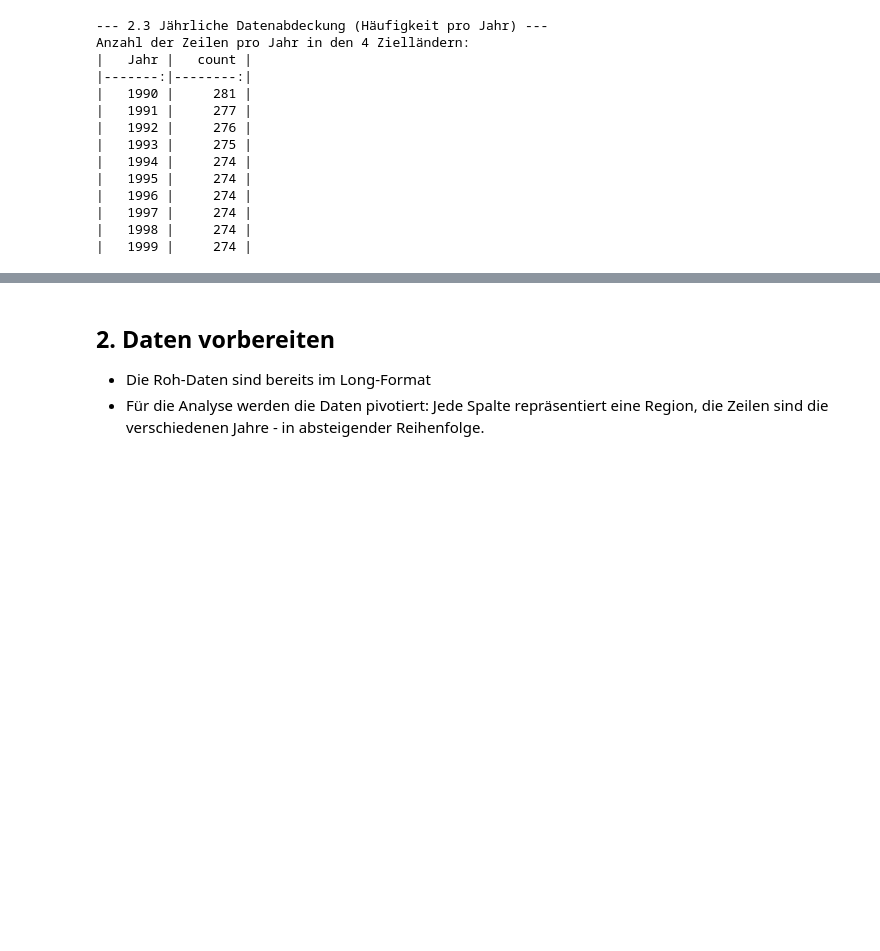
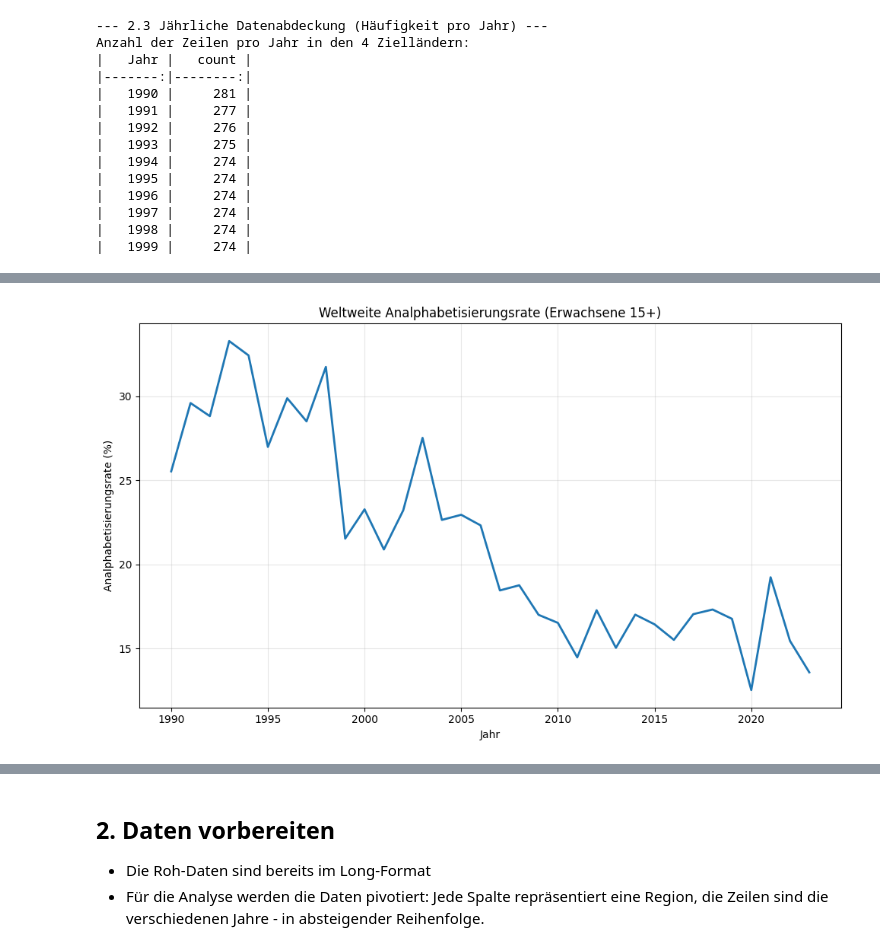
Before and after one commit to buetilia/LN-Informatik, a Jupyter notebook: LN-Informatik-main/LN-Informatik-main/Leistungsnachweis_Python_Analphabetisierung.ipynb, the cells around one changed output, grey strips where cells are left out. Cells and saved outputs as stored; diff of their text form; code cells hidden in the pictures; blank space fills up the shorter version.

```diff
--- a/LN-Informatik-main/LN-Informatik-main/Leistungsnachweis_Python_Analphabetisierung.ipynb
+++ b/LN-Informatik-main/LN-Informatik-main/Leistungsnachweis_Python_Analphabetisierung.ipynb
@@ -140,0 +334,38 @@ Anzahl der Zeilen pro Jahr in den 4 Zielländern:
+# %%
+import pandas as pd
+import matplotlib.pyplot as plt
+
+# --- 1. DATEN LADEN & BERECHNEN ---
+
+df = pd.read_csv("literacy-rate-vs-gdp-per-capita.csv")
+start_year = 1990
+end_year = 2023
+
+# Umbenennen und Filtern auf den globalen Zeitraum 1990-2023
+df.rename(columns={'Year': 'Jahr', 'Literacy rate among adults': 'Alphabetisierungsrate'}, inplace=True)
+df_global = df[(df['Jahr'] >= start_year) & (df['Jahr'] <= end_year)].copy()
+
+# Berechnung der Analphabetisierungsrate
+df_global['Analphabetisierungsrate (%)'] = 100 - df_global['Alphabetisierungsrate']
+
+# Berechnung des weltweiten Durchschnitts pro Jahr
+welt = df_global.groupby("Jahr")["Analphabetisierungsrate (%)"].mean().reset_index()
+
+# --- 2. PLOT ERSTELLEN ---
+
+plt.figure(figsize=(10, 6))
+plt.plot(
+    welt["Jahr"],
+    welt["Analphabetisierungsrate (%)"],
+    linewidth=2
+)
+
+
+plt.title("Weltweite Analphabetisierungsrate (Erwachsene 15+)")
+plt.xlabel("Jahr")
+plt.ylabel("Analphabetisierungsrate (%)")
+plt.grid(alpha=0.3)
+plt.tight_layout()
+plt.show()
+# %% [output]
+[figure, added]
```
Also changed, not shown: parts of 23 cells of this notebook.
